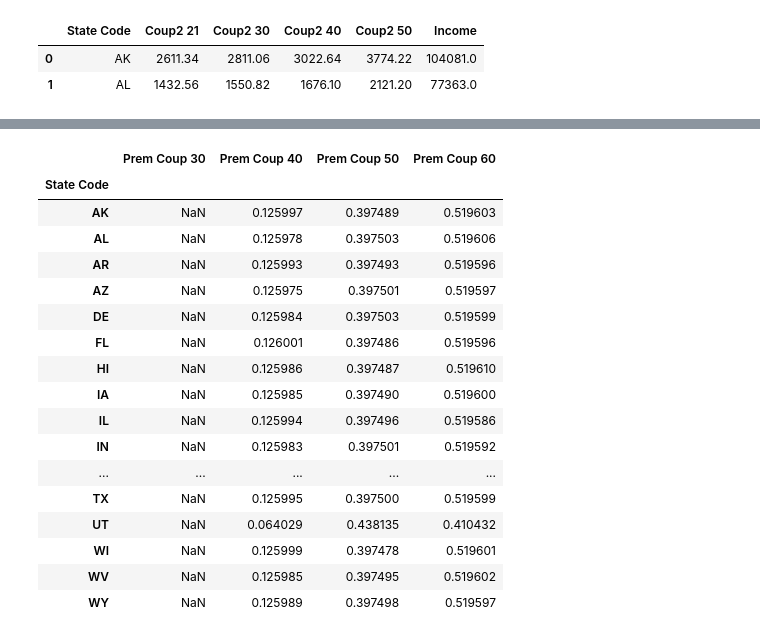
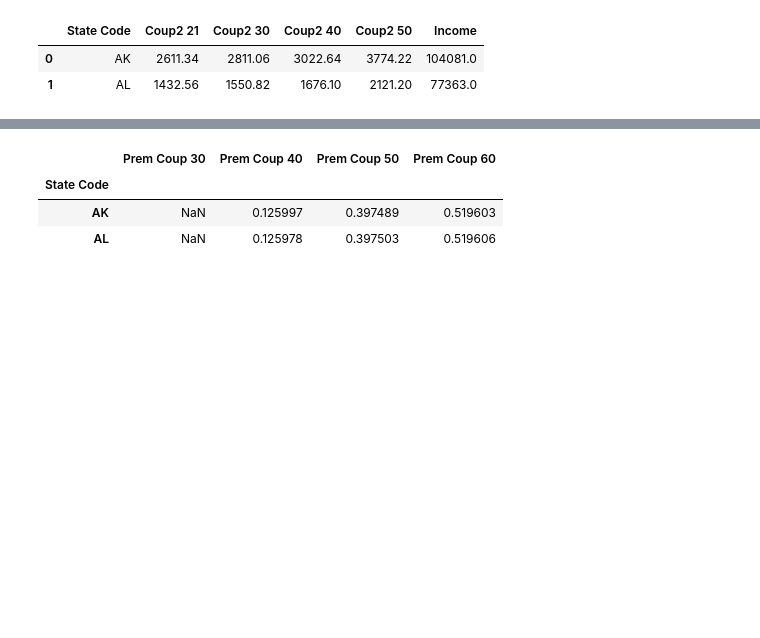
Before and after one commit to michellejm/health_insurance_marketplace, a Jupyter notebook: explore_data.ipynb, the cells around one changed output, grey strips where cells are left out. Saved outputs shown, nothing was run; the diff lists cells and outputs as text; code cells hidden in the pictures; blank space fills up the shorter version.

```diff
--- a/explore_data.ipynb
+++ b/explore_data.ipynb
@@ -119,29 +88,15 @@ percent_increase_single
 # %%
 df_couple = df.groupby(['State Code'])[['Prem Coup 30 ', 'Prem Coup 40 ', 'Prem Coup 50 ', 'Prem Coup 60 ']].median()
 
 #for each row, calculate the decade over decade increase in premiums
 
 percent_increase_couple = df_couple.pct_change(axis='columns')
-percent_increase_couple
+percent_increase_couple.head(2)
 # %% [output]
 |  | Prem Coup 30 | Prem Coup 40 | Prem Coup 50 | Prem Coup 60 |
 | State Code |  |  |  |  |
 | AK | NaN | 0.125997 | 0.397489 | 0.519603 |
 | AL | NaN | 0.125978 | 0.397503 | 0.519606 |
-| AR | NaN | 0.125993 | 0.397493 | 0.519596 |
-| AZ | NaN | 0.125975 | 0.397501 | 0.519597 |
-| DE | NaN | 0.125984 | 0.397503 | 0.519599 |
-| FL | NaN | 0.126001 | 0.397486 | 0.519596 |
-| HI | NaN | 0.125986 | 0.397487 | 0.519610 |
-| IA | NaN | 0.125985 | 0.397490 | 0.519600 |
-| IL | NaN | 0.125994 | 0.397496 | 0.519586 |
-| IN | NaN | 0.125983 | 0.397501 | 0.519592 |
-| ... | ... | ... | ... | ... |
-| TX | NaN | 0.125995 | 0.397500 | 0.519599 |
-| UT | NaN | 0.064029 | 0.438135 | 0.410432 |
-| WI | NaN | 0.125999 | 0.397478 | 0.519601 |
-| WV | NaN | 0.125985 | 0.397495 | 0.519602 |
-| WY | NaN | 0.125989 | 0.397498 | 0.519597 |
 # %%
 df_30s = df.groupby(['State Code'])[['Prem Single 30 ','Prem Coup 30 ','Coup1 30 ']].median()
 
```
Also changed, not shown: parts of 9 cells of this notebook, 1 other file.
